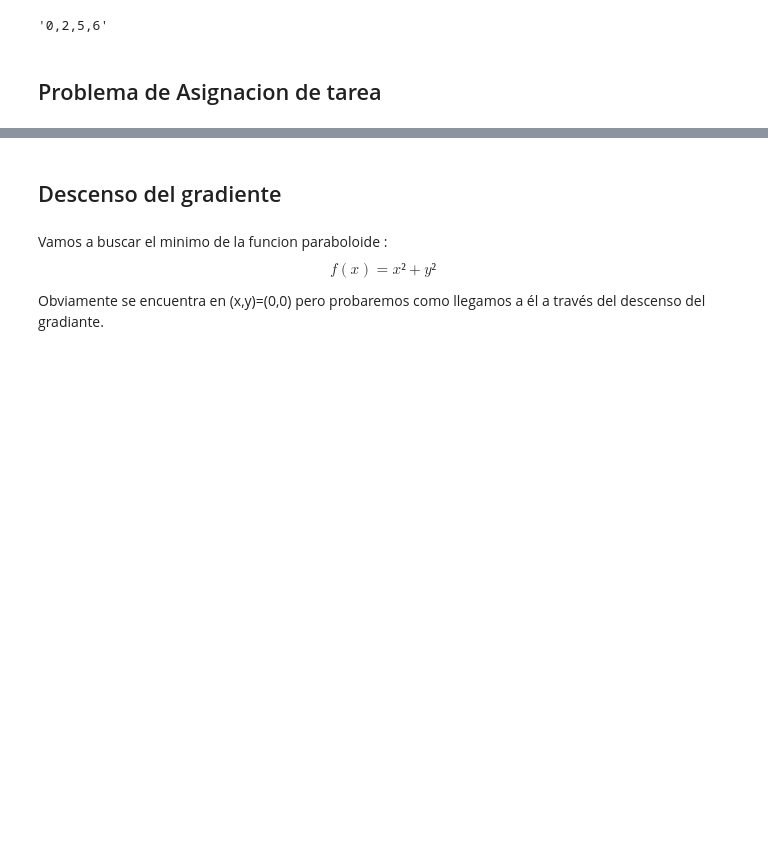
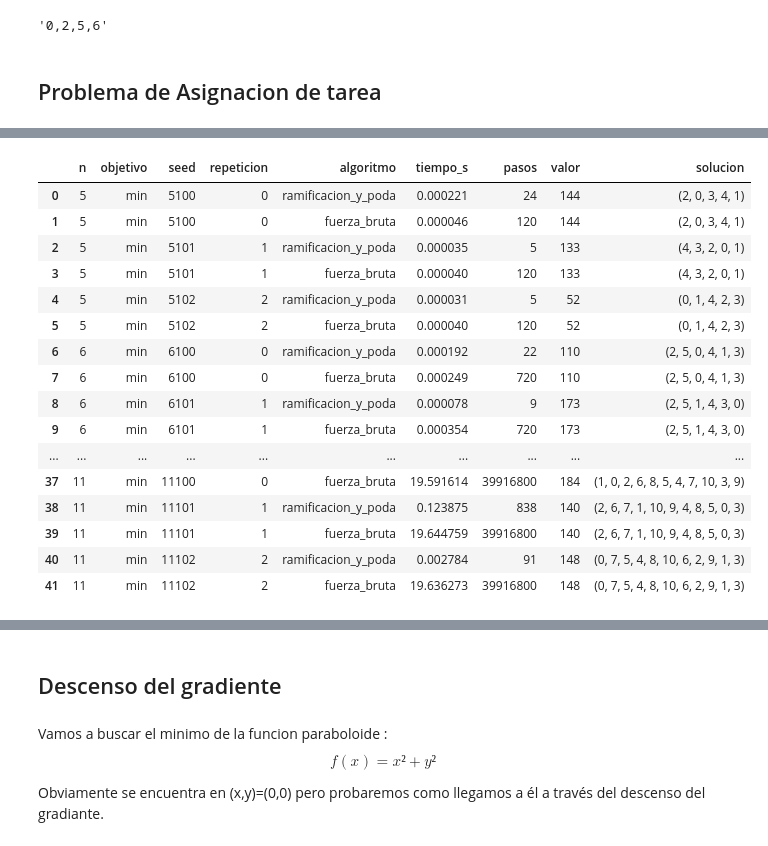
Before and after one commit to marcgpastor/03_MIAR_activitats, a Jupyter notebook: 02_Algoritmos_AG2.ipynb, the cells around one changed output, grey strips where cells are left out. Cells and saved outputs as stored; diff of their text form; code cells hidden in the pictures; blank space fills up the shorter version.

```diff
--- a/02_Algoritmos_AG2.ipynb
+++ b/02_Algoritmos_AG2.ipynb
@@ -167,4 +170,6 @@ costes = [
     [11, 17, 19, 23],
     [17, 14, 20, 28],
 ]
+
+solucion = (1, 3)
 # %%
@@ -355,0 +396,12 @@ La solucion final es: (1, 2, 0, 3) con coste 64.0 en 10 iteraciones para dimensi
+# %%
+objetivo = "min"
+solucion, valor, iteraciones = ramificacion_y_poda(costes, objetivo=objetivo)
+
+print(
+    "Resultado (Ramificación y Poda)\n"
+    f"- Objetivo     : {'minimizar' if objetivo == 'min' else 'maximizar'}\n"
+    f"- Dimensión    : {len(costes)}\n"
+    f"- Solución     : {solucion}\n"
+    f"- Valor total  : {valor}\n"
+    f"- Iteraciones  : {iteraciones}"
+)
@@ -355,0 +456,13 @@ La solucion final es: (1, 2, 0, 3) con coste 64.0 en 10 iteraciones para dimensi
+# %%
+objetivo = "min"
+solucion, valor, evaluaciones, tiempo = fuerza_bruta(costes, objetivo=objetivo)
+
+print(
+    "Resultado (Fuerza Bruta)\n"
+    f"- Objetivo       : {'minimizar' if objetivo == 'min' else 'maximizar'}\n"
+    f"- Dimensión      : {len(costes)}\n"
+    f"- Solución       : {solucion}\n"
+    f"- Valor total    : {valor}\n"
+    f"- Evaluaciones   : {evaluaciones}\n"
+    f"- Tiempo (s)     : {tiempo:.4f}"
+)
@@ -355,0 +557,29 @@ La solucion final es: (1, 2, 0, 3) con coste 64.0 en 10 iteraciones para dimensi
+# %%
+df = benchmark_asignacion(
+    n_min=5,
+    n_max=11,
+    objetivo="min",
+    seed_base=100,
+    repeticiones=3,
+    csv_path="benchmark_asignacion.csv",
+)
+
+df
+# %% [output]
+|  | n | objetivo | seed | repeticion | algoritmo | tiempo_s | pasos | valor | solucion |
+| 0 | 5 | min | 5100 | 0 | ramificacion_y_poda | 0.000221 | 24 | 144 | (2, 0, 3, 4, 1) |
+| 1 | 5 | min | 5100 | 0 | fuerza_bruta | 0.000046 | 120 | 144 | (2, 0, 3, 4, 1) |
+| 2 | 5 | min | 5101 | 1 | ramificacion_y_poda | 0.000035 | 5 | 133 | (4, 3, 2, 0, 1) |
+| 3 | 5 | min | 5101 | 1 | fuerza_bruta | 0.000040 | 120 | 133 | (4, 3, 2, 0, 1) |
+| 4 | 5 | min | 5102 | 2 | ramificacion_y_poda | 0.000031 | 5 | 52 | (0, 1, 4, 2, 3) |
+| 5 | 5 | min | 5102 | 2 | fuerza_bruta | 0.000040 | 120 | 52 | (0, 1, 4, 2, 3) |
+| 6 | 6 | min | 6100 | 0 | ramificacion_y_poda | 0.000192 | 22 | 110 | (2, 5, 0, 4, 1, 3) |
+| 7 | 6 | min | 6100 | 0 | fuerza_bruta | 0.000249 | 720 | 110 | (2, 5, 0, 4, 1, 3) |
+| 8 | 6 | min | 6101 | 1 | ramificacion_y_poda | 0.000078 | 9 | 173 | (2, 5, 1, 4, 3, 0) |
+| 9 | 6 | min | 6101 | 1 | fuerza_bruta | 0.000354 | 720 | 173 | (2, 5, 1, 4, 3, 0) |
+| ... | ... | ... | ... | ... | ... | ... | ... | ... | ... |
+| 37 | 11 | min | 11100 | 0 | fuerza_bruta | 19.591614 | 39916800 | 184 | (1, 0, 2, 6, 8, 5, 4, 7, 10, 3, 9) |
+| 38 | 11 | min | 11101 | 1 | ramificacion_y_poda | 0.123875 | 838 | 140 | (2, 6, 7, 1, 10, 9, 4, 8, 5, 0, 3) |
+| 39 | 11 | min | 11101 | 1 | fuerza_bruta | 19.644759 | 39916800 | 140 | (2, 6, 7, 1, 10, 9, 4, 8, 5, 0, 3) |
+| 40 | 11 | min | 11102 | 2 | ramificacion_y_poda | 0.002784 | 91 | 148 | (0, 7, 5, 4, 8, 10, 6, 2, 9, 1, 3) |
+| 41 | 11 | min | 11102 | 2 | fuerza_bruta | 19.636273 | 39916800 | 148 | (0, 7, 5, 4, 8, 10, 6, 2, 9, 1, 3) |
```
Also changed, not shown: parts of 20 cells of this notebook.
